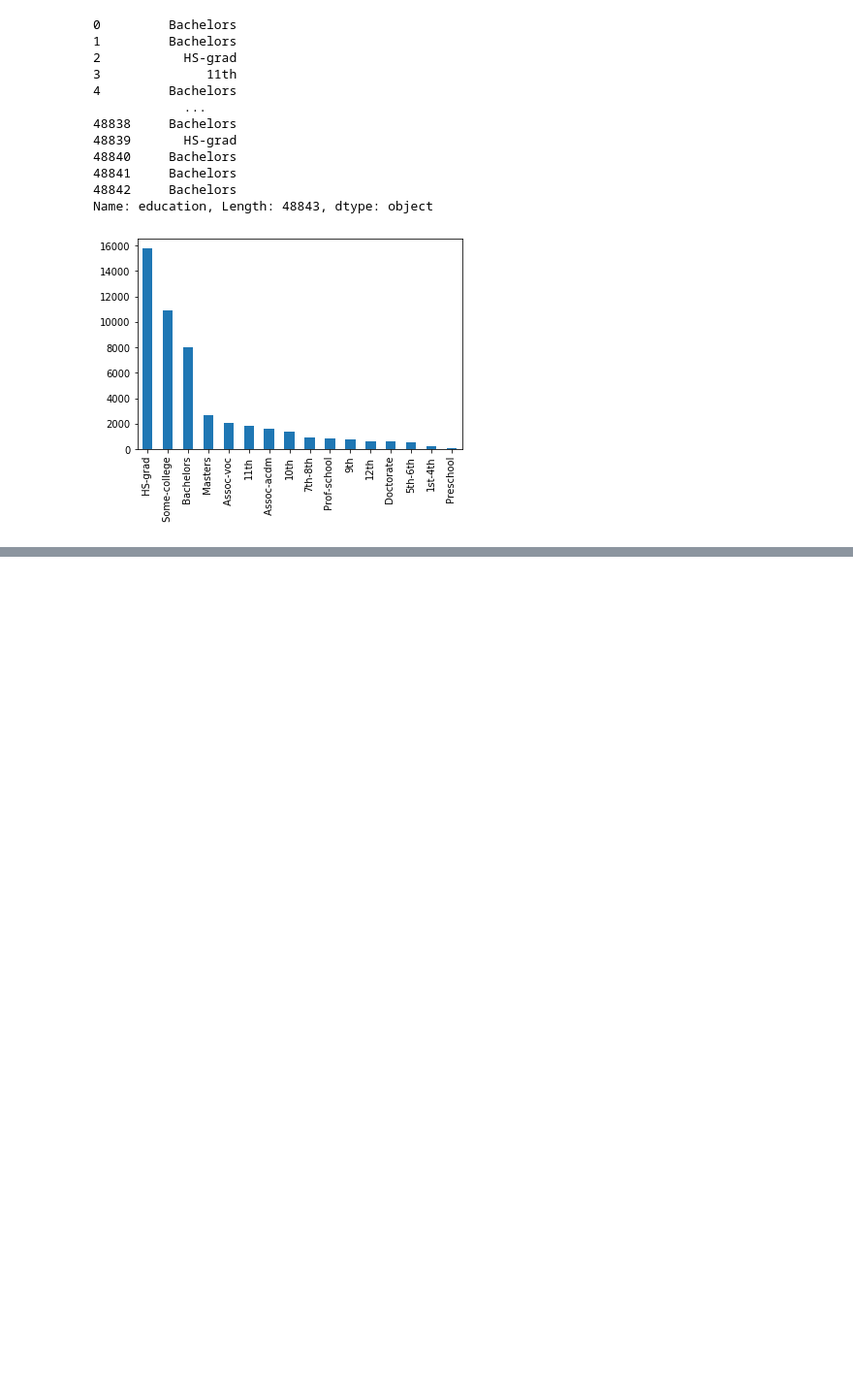
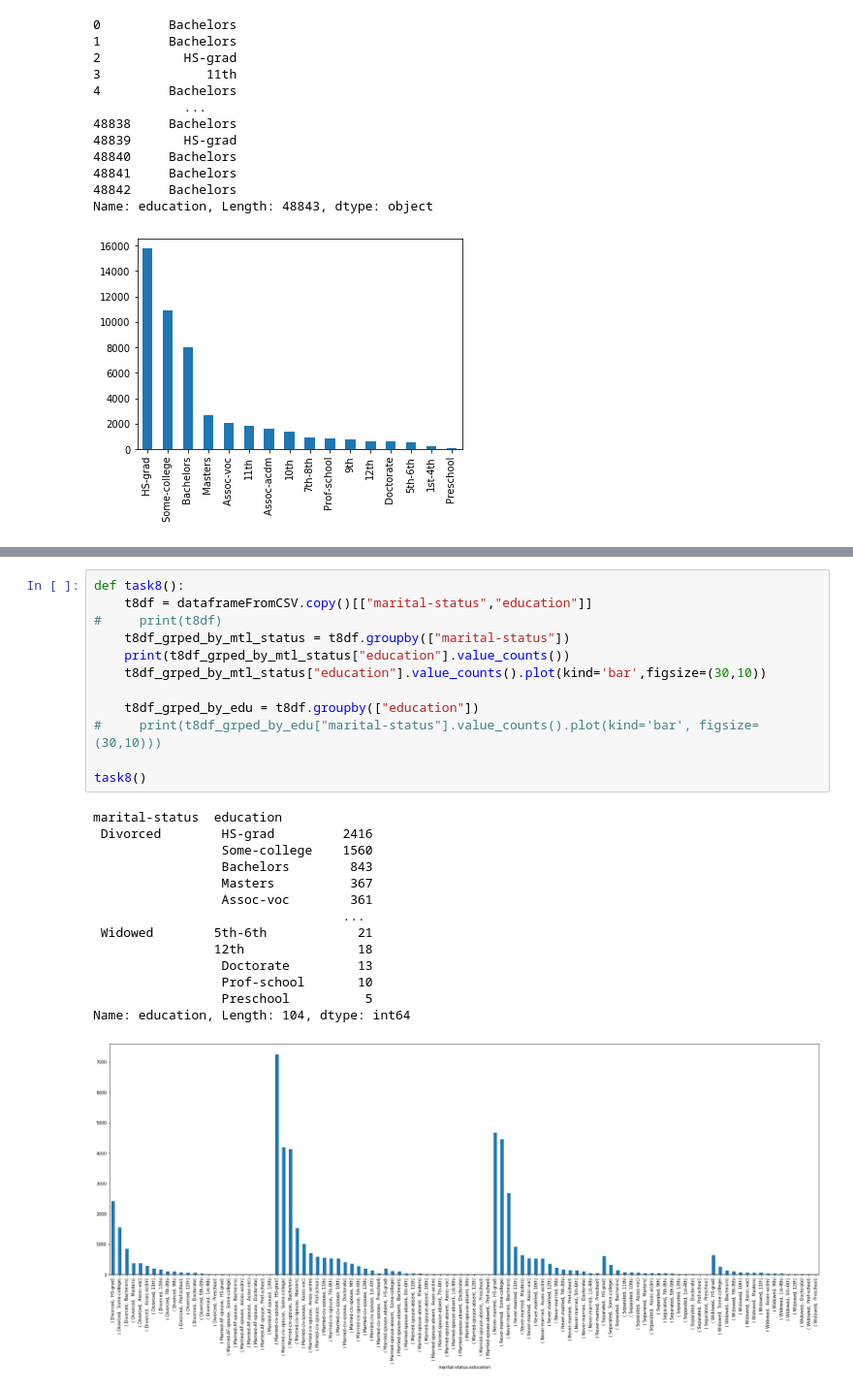
Before and after one commit to DandDevy/dataAnalyticsProject1, a Jupyter notebook: project.ipynb, the cells around one changed output, grey strips where cells are left out. Shown: that part at 97% size. Drawn from its saved outputs; the diff is of its cells as text; blank space fills up the shorter version.

```diff
--- a/project.ipynb
+++ b/project.ipynb
@@ -249,0 +251,27 @@ Name: marital-status, dtype: int64
+# %%
+def task8():
+    t8df = dataframeFromCSV.copy()[["marital-status","education"]]
+#     print(t8df)
+    t8df_grped_by_mtl_status = t8df.groupby(["marital-status"])
+    print(t8df_grped_by_mtl_status["education"].value_counts())
+    t8df_grped_by_mtl_status["education"].value_counts().plot(kind='bar',figsize=(30,10))
+
+    t8df_grped_by_edu = t8df.groupby(["education"])
+#     print(t8df_grped_by_edu["marital-status"].value_counts().plot(kind='bar', figsize=(30,10)))
+
+task8()
+# %% [output]
+marital-status  education
+ Divorced        HS-grad         2416
+                 Some-college    1560
+                 Bachelors        843
+                 Masters          367
+                 Assoc-voc        361
+                                 ...
+ Widowed        5th-6th            21
+                12th               18
+                 Doctorate         13
+                 Prof-school       10
+                 Preschool          5
+Name: education, Length: 104, dtype: int64
+[figure, added]
```
Also changed, not shown: parts of 1 cell of this notebook.
